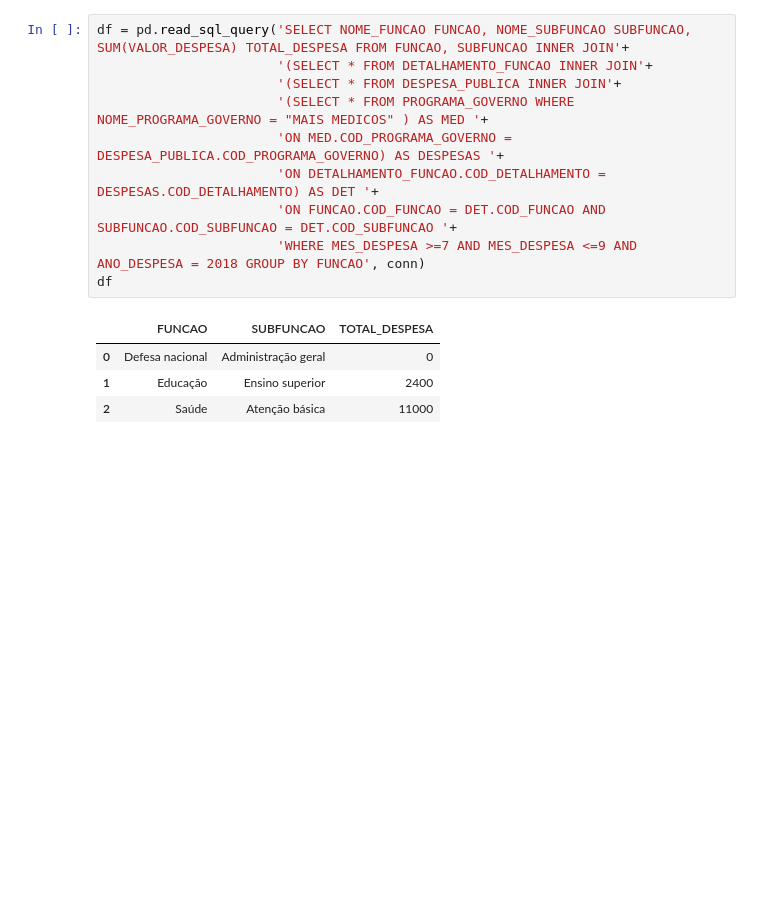
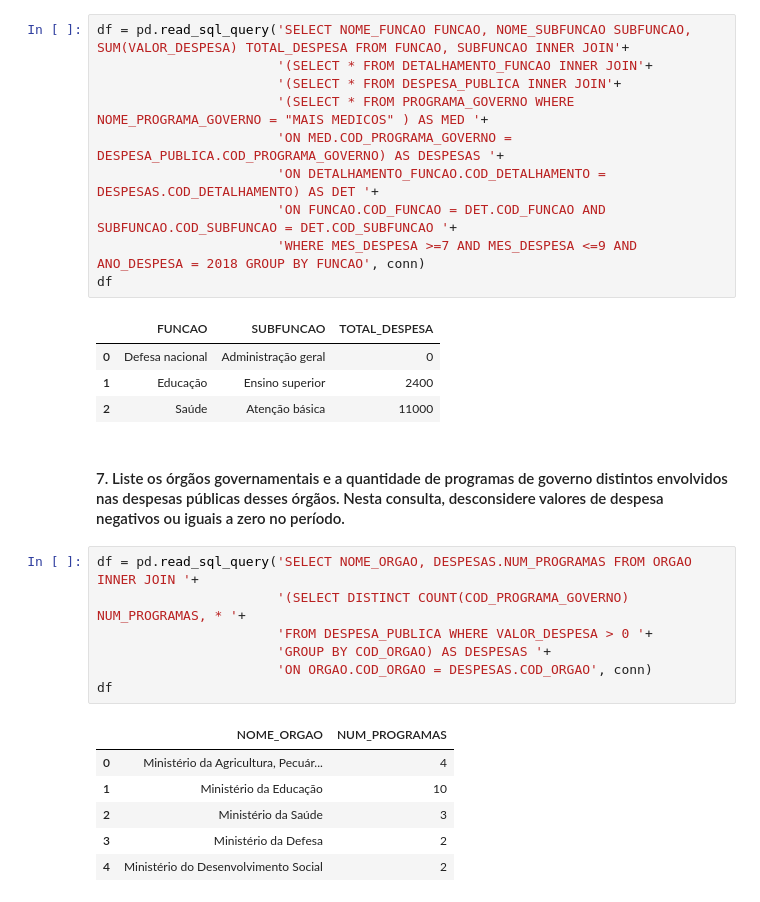
Before and after one commit to gabrielspires/IBD-TP1, a Jupyter notebook: 2014106384.ipynb, the cells around one changed output. Saved outputs shown, nothing was run; the diff lists cells and outputs as text; blank space fills up the shorter version.

```diff
--- a/2014106384.ipynb
+++ b/2014106384.ipynb
@@ -110,3 +108,19 @@ df
 | 0 | Defesa nacional | Administração geral | 0 |
 | 1 | Educação | Ensino superior | 2400 |
 | 2 | Saúde | Atenção básica | 11000 |
+# %% [markdown]
+#### 7. Liste os órgãos governamentais e a quantidade de programas de governo distintos envolvidos nas despesas públicas desses órgãos. Nesta consulta, desconsidere valores de despesa negativos ou iguais a zero no perı́odo.
+# %%
+df = pd.read_sql_query('SELECT NOME_ORGAO, DESPESAS.NUM_PROGRAMAS FROM ORGAO INNER JOIN '+
+                       '(SELECT DISTINCT COUNT(COD_PROGRAMA_GOVERNO) NUM_PROGRAMAS, * '+
+                       'FROM DESPESA_PUBLICA WHERE VALOR_DESPESA > 0 '+
+                       'GROUP BY COD_ORGAO) AS DESPESAS '+
+                       'ON ORGAO.COD_ORGAO = DESPESAS.COD_ORGAO', conn)
+df
+# %% [output]
+|  | NOME_ORGAO | NUM_PROGRAMAS |
+| 0 | Ministério da Agricultura, Pecuár... | 4 |
+| 1 | Ministério da Educação | 10 |
+| 2 | Ministério da Saúde | 3 |
+| 3 | Ministério da Defesa | 2 |
+| 4 | Ministério do Desenvolvimento Social | 2 |
```
Also changed, not shown: parts of 3 cells of this notebook, 1 other file.
